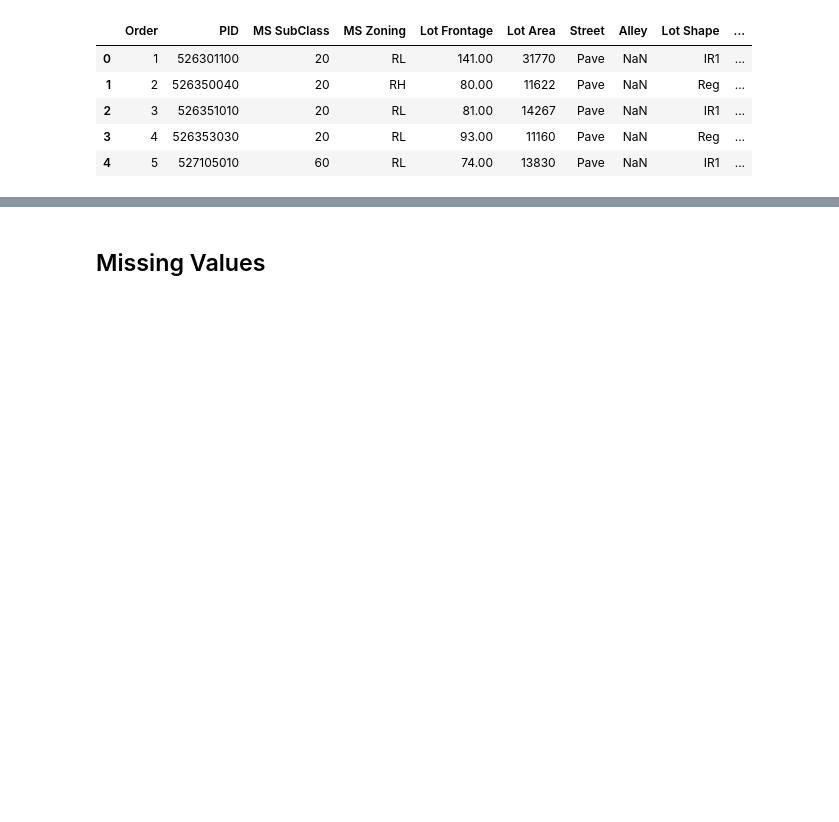
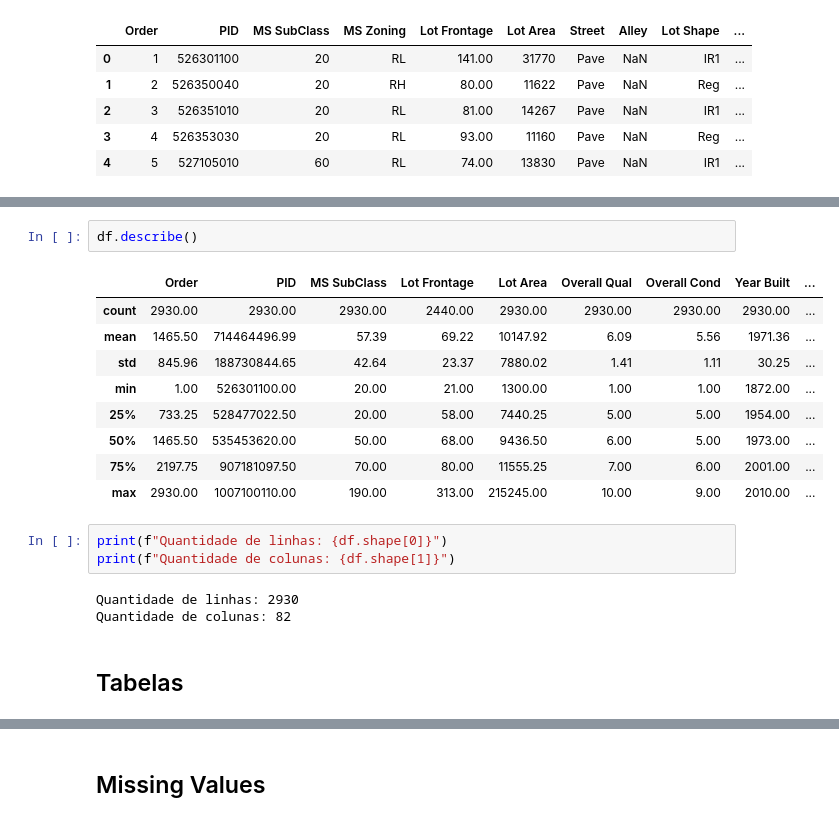
Before and after one commit to Ericaligle/AH_Project_MSc, a Jupyter notebook: notebooks/1.Missing_analisys.ipynb, the cells around one changed output, grey strips where cells are left out. Drawn from its saved outputs; the diff is of its cells as text; blank space fills up the shorter version.

```diff
--- a/notebooks/Missing_values_analisys.ipynb
+++ b/notebooks/1.Missing_analisys.ipynb
@@ -49,0 +49,20 @@ summary_table
+# %%
+df.describe()
+# %% [output]
+|  | Order | PID | MS SubClass | Lot Frontage | Lot Area | Overall Qual | Overall Cond | Year Built | ... |
+| count | 2930.00 | 2930.00 | 2930.00 | 2440.00 | 2930.00 | 2930.00 | 2930.00 | 2930.00 | ... |
+| mean | 1465.50 | 714464496.99 | 57.39 | 69.22 | 10147.92 | 6.09 | 5.56 | 1971.36 | ... |
+| std | 845.96 | 188730844.65 | 42.64 | 23.37 | 7880.02 | 1.41 | 1.11 | 30.25 | ... |
+| min | 1.00 | 526301100.00 | 20.00 | 21.00 | 1300.00 | 1.00 | 1.00 | 1872.00 | ... |
+| 25% | 733.25 | 528477022.50 | 20.00 | 58.00 | 7440.25 | 5.00 | 5.00 | 1954.00 | ... |
+| 50% | 1465.50 | 535453620.00 | 50.00 | 68.00 | 9436.50 | 6.00 | 5.00 | 1973.00 | ... |
+| 75% | 2197.75 | 907181097.50 | 70.00 | 80.00 | 11555.25 | 7.00 | 6.00 | 2001.00 | ... |
+| max | 2930.00 | 1007100110.00 | 190.00 | 313.00 | 215245.00 | 10.00 | 9.00 | 2010.00 | ... |
+# %%
+print(f"Quantidade de linhas: {df.shape[0]}")
+print(f"Quantidade de colunas: {df.shape[1]}")
+# %% [output]
+Quantidade de linhas: 2930
+Quantidade de colunas: 82
+# %% [markdown]
+## Tabelas
```
Also changed, not shown: parts of 31 cells of this notebook, 10 other files.
